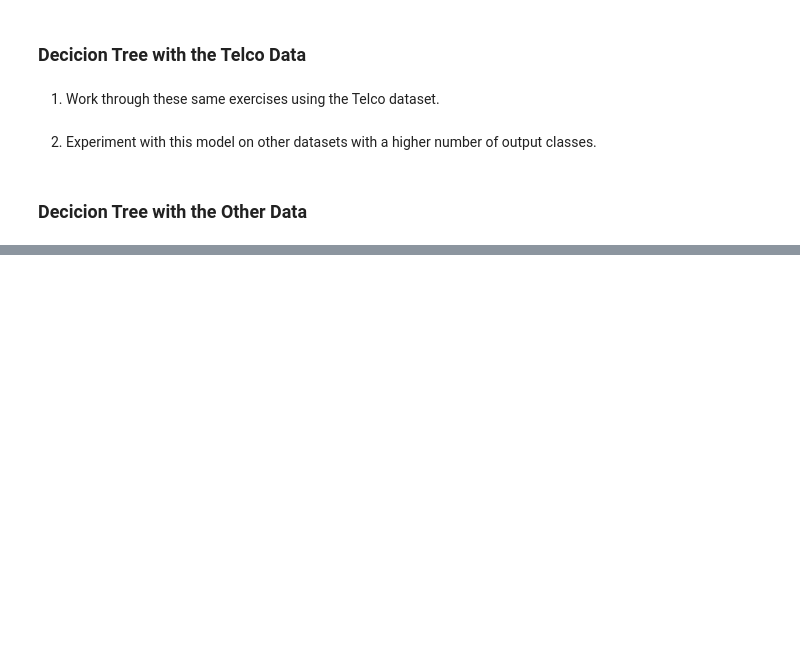
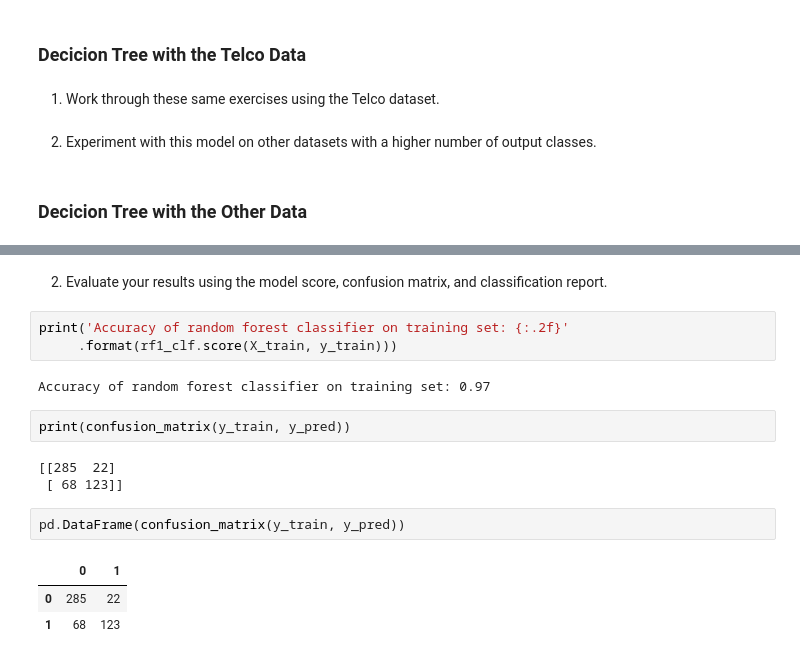
Before and after one commit to chloerwhitaker/classification-exercises, a Jupyter notebook: model.ipynb, the cells around one changed output, grey strips where cells are left out. Drawn from its saved outputs; the diff is of its cells as text; blank space fills up the shorter version.

```diff
--- a/model.ipynb
+++ b/model.ipynb
@@ -387,0 +460,18 @@ Answer: the model with a max depth of 3
+# %% [markdown]
+2. Evaluate your results using the model score, confusion matrix, and classification report.
+# %%
+print('Accuracy of random forest classifier on training set: {:.2f}'
+     .format(rf1_clf.score(X_train, y_train)))
+# %% [output]
+Accuracy of random forest classifier on training set: 0.97
+# %%
+print(confusion_matrix(y_train, y_pred))
+# %% [output]
+[[285  22]
+ [ 68 123]]
+# %%
+pd.DataFrame(confusion_matrix(y_train, y_pred))
+# %% [output]
+|  | 0 | 1 |
+| 0 | 285 | 22 |
+| 1 | 68 | 123 |
```
Also changed, not shown: parts of 26 cells of this notebook.
